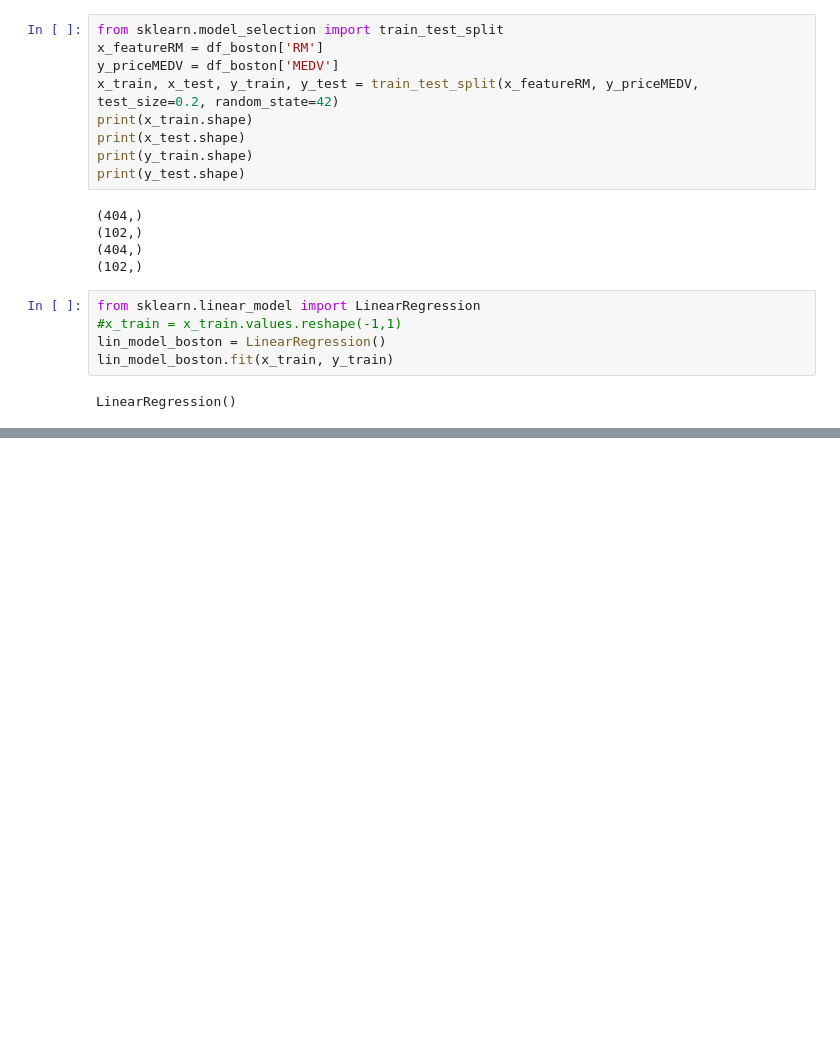
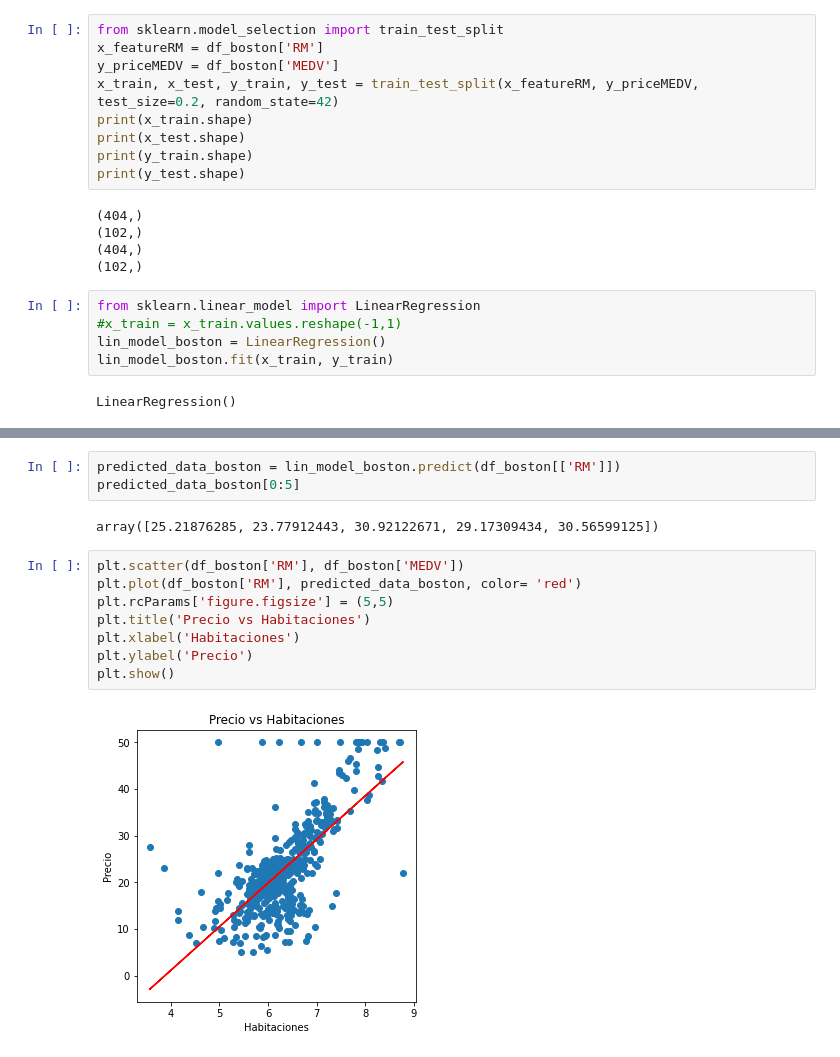
Before and after one commit to tackel/Ciencia-de-datos---Curso, a Jupyter notebook: Regresion lieal simple/reg_lineal_simple.ipynb, the cells around one changed output, grey strips where cells are left out. Saved outputs shown, nothing was run; the diff lists cells and outputs as text; blank space fills up the shorter version.

```diff
--- a/Regresion lieal simple/reg_lineal_simple.ipynb
+++ b/Regresion lieal simple/reg_lineal_simple.ipynb
@@ -358,0 +377,15 @@ Independent term:
+# %%
+predicted_data_boston = lin_model_boston.predict(df_boston[['RM']])
+predicted_data_boston[0:5]
+# %% [output]
+array([25.21876285, 23.77912443, 30.92122671, 29.17309434, 30.56599125])
+# %%
+plt.scatter(df_boston['RM'], df_boston['MEDV'])
+plt.plot(df_boston['RM'], predicted_data_boston, color= 'red')
+plt.rcParams['figure.figsize'] = (5,5)
+plt.title('Precio vs Habitaciones')
+plt.xlabel('Habitaciones')
+plt.ylabel('Precio')
+plt.show()
+# %% [output]
+[figure, added]
```
Also changed, not shown: parts of 11 cells of this notebook, 1 other file.
